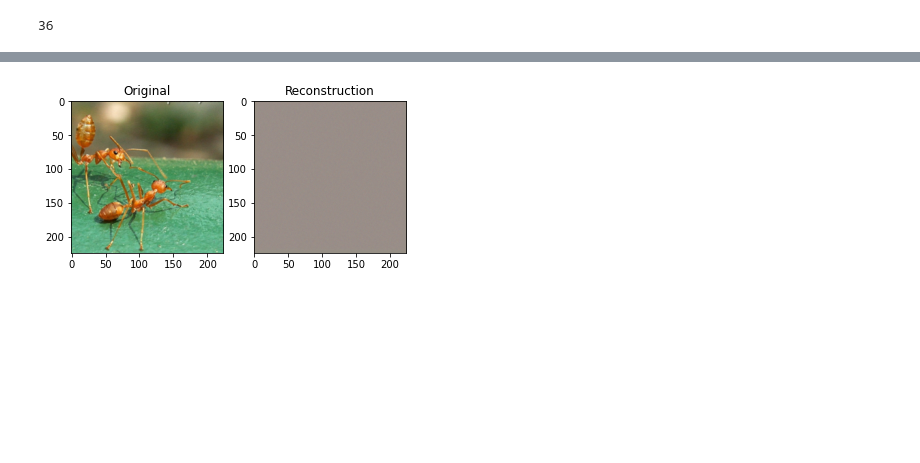
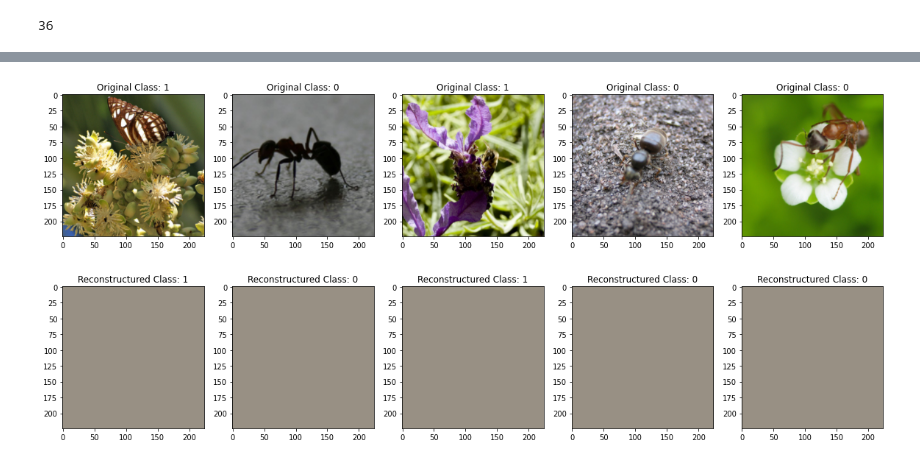
Before and after one commit to Ivanrs297/machine-learning-projects, a Jupyter notebook: deep-learning/ResNet/ResNet_Autoencoder.ipynb, the cells around one changed output, grey strips where cells are left out. Drawn from its saved outputs; the diff is of its cells as text; code cells hidden in the pictures; blank space fills up the shorter version.

```diff
--- a/deep-learning/ResNet/ResNet_Autoencoder.ipynb
+++ b/deep-learning/ResNet/ResNet_Autoencoder.ipynb
@@ -134,0 +129,3 @@ model_decoder = model_decoder.to(device)
+# %%
+model_ae = Autoencoder(512, model_resnet)
+model_ae = model_ae.to(device)
@@ -135,6 +170,15 @@ model_decoder = model_decoder.to(device)
+# %%
+criterion = nn.MSELoss()
+# criterion = nn.BCELoss()
+
+# optimizer_conv = optim.SGD(model_resnet.fc.parameters(), lr=0.001, momentum=0.9)
+optimizer_conv = optim.SGD(model_ae.parameters(), lr=0.01, momentum=0.9)
+exp_lr_scheduler = lr_scheduler.StepLR(optimizer_conv, step_size=7, gamma=0.1)
 # %%
-model_decoder = train_model(
-    model_decoder, criterion, optimizer_conv,
+from utils import train_model
+
+model_ae = train_model(
+    model_ae, criterion, optimizer_conv,
     exp_lr_scheduler, device, dataloaders,
     dataset_sizes, num_epochs = 10
 )
@@ -159,35 +203,37 @@ Best val Acc: 0.000000
 # %%
 import matplotlib.pyplot as plt
 import random
 
-model_decoder.eval()
+model_ae.eval()
 mean = np.array([0.485, 0.456, 0.406])
 std = np.array([0.229, 0.224, 0.225])
 
 with torch.no_grad():
-    _data = next(iter(dataloaders['val']))
-    # for img in _data[0]:
-    img = _data[0][0]
-    plt.figure()
+    batch_data, batch_lables = next(iter(dataloaders['val']))
+
     # Original
-    img = img.numpy().transpose((1, 2, 0))
-    img = std * img + mean
-    plt.subplot(121)
-    plt.title("Original")
-    plt.imshow((img * 255).astype(np.uint8))
+    plt.figure(figsize=(20, 5))
+    for i, img in enumerate(batch_data):
+        img = img.cpu().numpy().transpose((1, 2, 0))
+        img = std * img + mean
+        plt.subplot(1, len(batch_data), i + 1)
+        plt.title(f"Original Class: {batch_lables[i]}")
+        plt.imshow((img * 255).astype(np.uint8))
+    plt.show()
 
 
-    # Reconstruction
-    img = _data[0]
-    img = img.to(device)
-    outimg = model_decoder(img)
-    # get 1 image
-    outimg = outimg[0]
-    outimg = outimg.cpu().numpy().transpose((1, 2, 0))
-    outimg = std * outimg + mean
-    plt.subplot(122)
-    plt.imshow((outimg * 255).astype(np.uint8))
-    plt.title("Reconstruction")
+    # Reconstruct
+    batch_data = batch_data.to(device)
+    out_imgs = model_ae(batch_data)
+    plt.figure(figsize=(20, 5))
+    for i, img in enumerate(out_imgs):
+        img = img.cpu().numpy().transpose((1, 2, 0))
+        img = std * img + mean
+        plt.subplot(1, len(batch_data), i + 1)
+        plt.title(f"Reconstructured Class: {batch_lables[i]}")
+        plt.imshow((img * 255).astype(np.uint8))
+
     plt.show()
 # %% [output]
-[figure, old version]
+[figure, new version]
+[figure, added]
```
Also changed, not shown: parts of 7 cells of this notebook, 3 other files.
